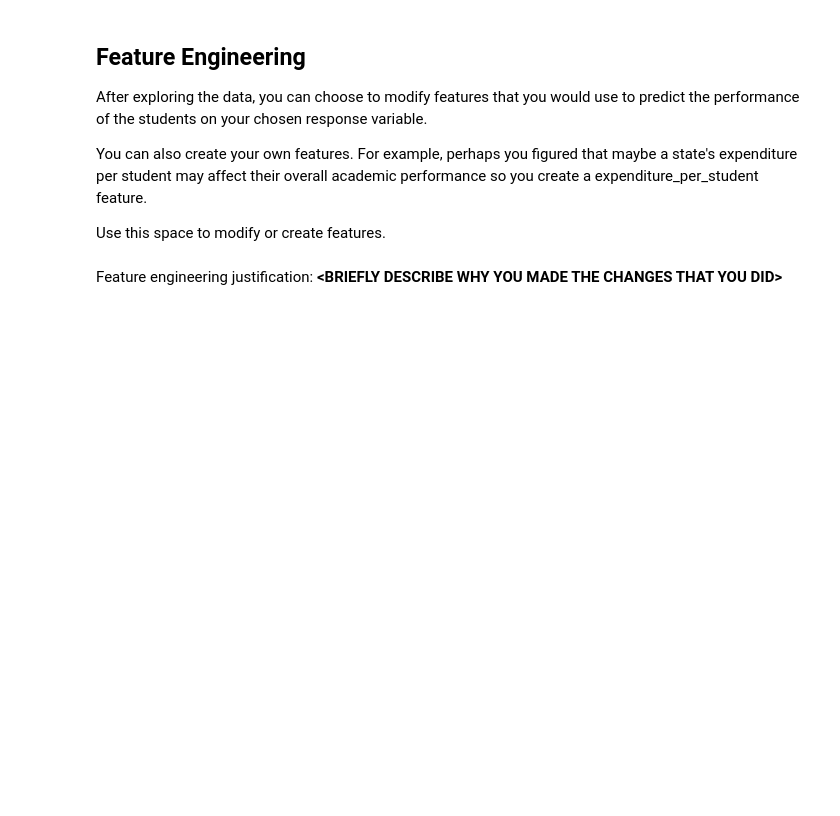
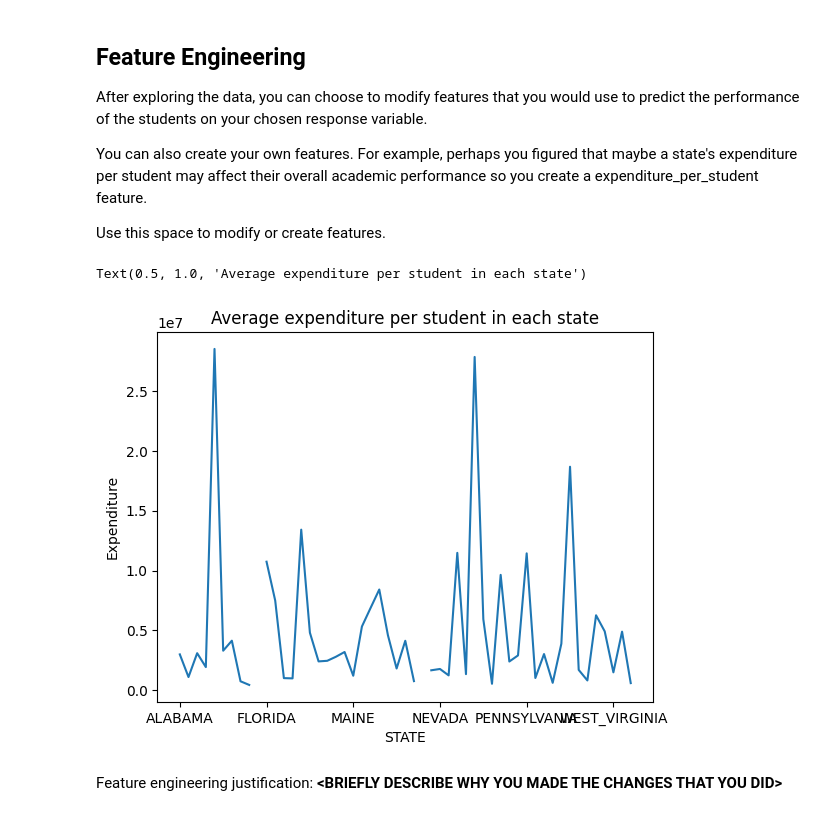
Before and after one commit to Aqsarw/MDST-Tutorial, a Jupyter notebook: MDST-Onboarding-main/tutorial1/checkpoint1.ipynb, the cells around one changed output. Drawn from its saved outputs; the diff is of its cells as text; code cells hidden in the pictures; blank space fills up the shorter version.

```diff
--- a/MDST-Onboarding-main/tutorial1/checkpoint1.ipynb
+++ b/MDST-Onboarding-main/tutorial1/checkpoint1.ipynb
@@ -96,3 +131,11 @@ Use this space to modify or create features.
+# %%
+# average expenditure per student in each state
+df.groupby('STATE')["INSTRUCTION_EXPENDITURE"].mean().plot()
+plt.ylabel('Expenditure')
+plt.title('Average expenditure per student in each state')
+# %% [output]
+Text(0.5, 1.0, 'Average expenditure per student in each state')
+[figure, added]
 # %% [markdown]
 Feature engineering justification: **<BRIEFLY DESCRIBE WHY YOU MADE THE CHANGES THAT YOU DID\>**
 # %% [markdown]
```
Also changed, not shown: parts of 22 cells of this notebook.
